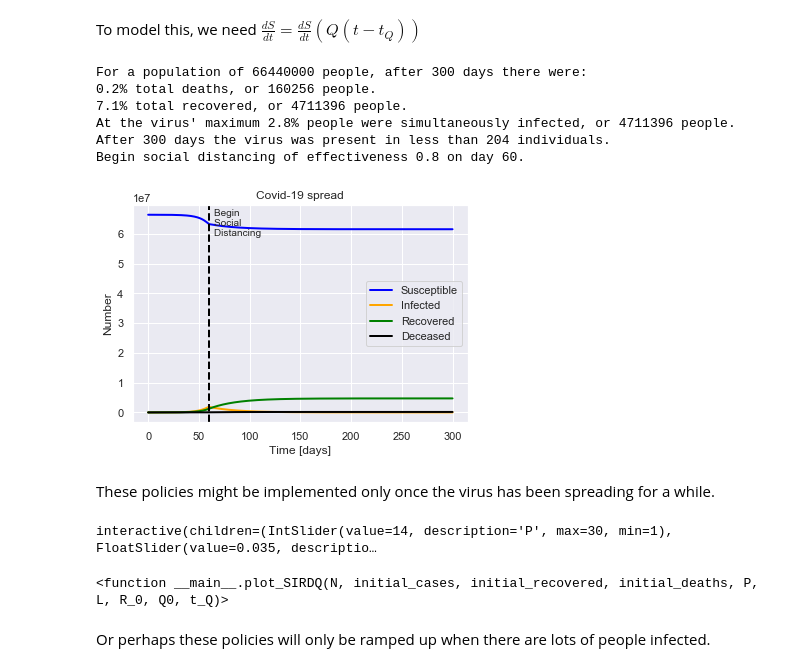
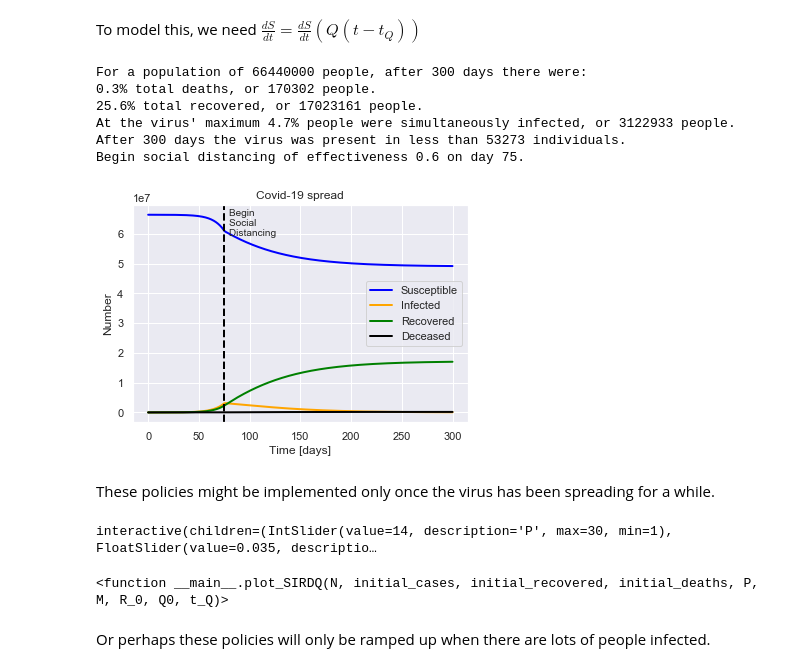
Before and after one commit to TomNicholas/coronavirus, a Jupyter notebook: covid-19_model.ipynb, the cells around one changed output. Cells and saved outputs as stored; diff of their text form; code cells hidden in the pictures.

```diff
--- a/covid-19_model.ipynb
+++ b/covid-19_model.ipynb
@@ -88,6 +92,6 @@ recovered = 65
 # %%
-R_0 = 2.6  # Basic Reproductive Rate [people]
-L = 0.034  # Case Fatality Rate [fraction]
+R_0 = 2.4  # Basic Reproductive Rate [people]
+M = 0.01   # Mortality ratio [fraction]
 P = 14     # Average infectious period [days] (should really be split up by case severity)
 # %%
 from scipy.integrate import solve_ivp
@@ -119,7 +123,7 @@ def SIRD_eqns(t, y, lamb, gamma, mu):
 set up the initial conditions and coefficients
 # %%
 def setup(N, cases, recovered, deaths,
-          P, L, R_0):
+          P, M, R_0):
 
     # Compute initial values
     R0 = recovered/N
@@ -130,7 +134,7 @@ def setup(N, cases, recovered, deaths,
 
     # Compute coefficients
     gamma = 1 / P
-    mu = gamma * L
+    mu = gamma * M
     lamb = R_0 * (gamma + mu)
 
     return initial, lamb, gamma, mu
@@ -138,10 +142,10 @@ def setup(N, cases, recovered, deaths,
 and now solve them
 # %%
 def solve(eqns, N, cases, recovered, deaths,
-          P, L, R_0, *extra_args, tf=300):
+          P, M, R_0, *extra_args, tf=300):
 
     initial, lamb, gamma, mu = setup(N, cases, recovered, deaths,
-                                     P, L, R_0)
+                                     P, M, R_0)
 
     t_span = (0, tf)  # tf is number of days to run simulation for, defaulting to 300
 
@@ -282,26 +286,26 @@ def plot_social_distancing_event(ax, Q0, t_Q, limit):
     return ax
 # %%
 def plot_SIRDQ(N, initial_cases, initial_recovered, initial_deaths,
-                                      P, L, R_0, Q0, t_Q):
+                                      P, M, R_0, Q0, t_Q):
 
     soln = solve(SIRDQ_eqns, N,
                  initial_cases, initial_recovered, initial_deaths,
-                 P, L, R_0, Q0, t_Q)
+                 P, M, R_0, Q0, t_Q)
 
     ax = plot_SIRD_solution(soln, N)
     ax = plot_social_distancing_event(ax, Q0, t_Q, 'Begin')
 
     plt.show()
 # %%
-plot_SIRDQ(N, cases, recovered, deaths, P, L, R_0, Q0=0.8, t_Q=60)
+plot_SIRDQ(N, cases, recovered, deaths, P, M, R_0=2.4, Q0=0.6, t_Q=75)
 # %% [output]
 For a population of 66440000 people, after 300 days there were:
-0.2% total deaths, or 160256 people.
-7.1% total recovered, or 4711396 people.
-At the virus' maximum 2.8% people were simultaneously infected, or 4711396 people.
-After 300 days the virus was present in less than 204 individuals.
-Begin social distancing of effectiveness 0.8 on day 60.
+0.3% total deaths, or 170302 people.
+25.6% total recovered, or 17023161 people.
+At the virus' maximum 4.7% people were simultaneously infected, or 3122933 people.
+After 300 days the virus was present in less than 53273 individuals.
+Begin social distancing of effectiveness 0.6 on day 75.
-[figure, old version]
+[figure, new version]
 # %% [markdown]
 These policies might be implemented only once the virus has been spreading for a while.
 # %%
@@ -311,11 +315,11 @@ t_Q_slider = IntSlider(min=0, max=300, value=75)
 interact(plot_SIRDQ,
          N=fixed(N), initial_cases=fixed(cases),
          initial_recovered=fixed(recovered), initial_deaths=fixed(deaths),
-         P=P_slider, L=L_slider, R_0=R_0_slider, Q0=Q0_slider, t_Q=t_Q_slider,
+         P=P_slider, M=M_slider, R_0=R_0_slider, Q0=Q0_slider, t_Q=t_Q_slider,
          continuous_update=False)
 # %% [output]
 interactive(children=(IntSlider(value=14, description='P', max=30, min=1), FloatSlider(value=0.035, descriptio…
-<function __main__.plot_SIRDQ(N, initial_cases, initial_recovered, initial_deaths, P, L, R_0, Q0, t_Q)>
+<function __main__.plot_SIRDQ(N, initial_cases, initial_recovered, initial_deaths, P, M, R_0, Q0, t_Q)>
 # %% [markdown]
 Or perhaps these policies will only be ramped up when there are lots of people infected.
 # %% [markdown]
```
Also changed, not shown: parts of 38 cells of this notebook.
